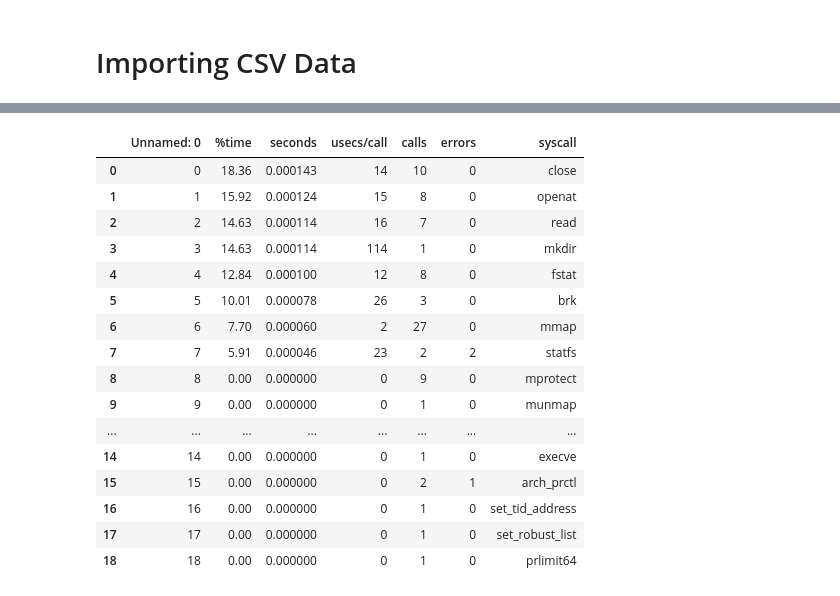
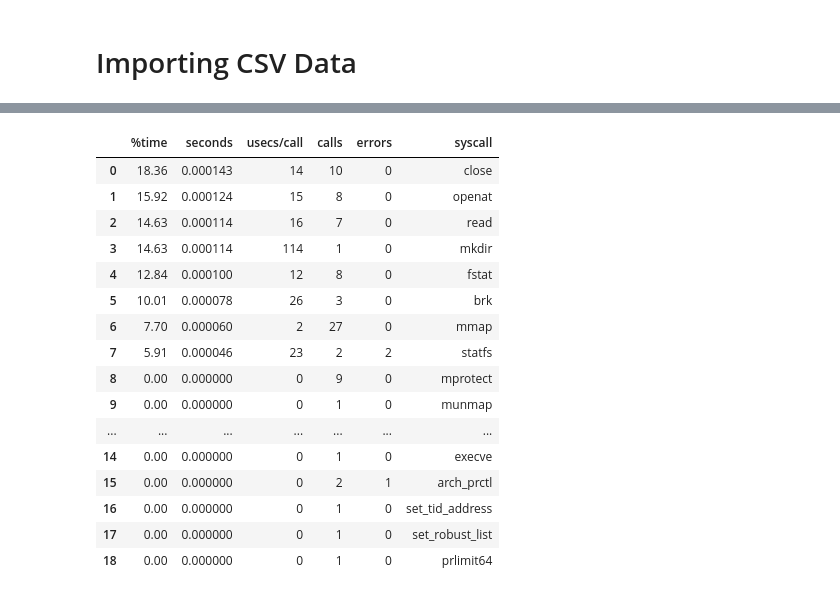
Before and after one commit to RIT3shSapata/CCBD_Assignment, a Jupyter notebook: Analysis/Analysis.ipynb, the cells around one changed output, grey strips where cells are left out. Saved outputs shown, nothing was run; the diff lists cells and outputs as text; code cells hidden in the pictures.

```diff
--- a/Analysis/Analysis.ipynb
+++ b/Analysis/Analysis.ipynb
@@ -86,24 +90,25 @@ ls
 # %%
 mkdir = pd.read_csv(r"C:\Users\suhas\Documents\College Projects\CCBD_Assignment\Parsed\mkdir.csv")
-# %%
-mkdir
-# %% [output]
-|  | Unnamed: 0 | %time | seconds | usecs/call | calls | errors | syscall |
-| 0 | 0 | 18.36 | 0.000143 | 14 | 10 | 0 | close |
-| 1 | 1 | 15.92 | 0.000124 | 15 | 8 | 0 | openat |
-| 2 | 2 | 14.63 | 0.000114 | 16 | 7 | 0 | read |
-| 3 | 3 | 14.63 | 0.000114 | 114 | 1 | 0 | mkdir |
-| 4 | 4 | 12.84 | 0.000100 | 12 | 8 | 0 | fstat |
-| 5 | 5 | 10.01 | 0.000078 | 26 | 3 | 0 | brk |
-| 6 | 6 | 7.70 | 0.000060 | 2 | 27 | 0 | mmap |
-| 7 | 7 | 5.91 | 0.000046 | 23 | 2 | 2 | statfs |
-| 8 | 8 | 0.00 | 0.000000 | 0 | 9 | 0 | mprotect |
-| 9 | 9 | 0.00 | 0.000000 | 0 | 1 | 0 | munmap |
-| ... | ... | ... | ... | ... | ... | ... | ... |
-| 14 | 14 | 0.00 | 0.000000 | 0 | 1 | 0 | execve |
-| 15 | 15 | 0.00 | 0.000000 | 0 | 2 | 1 | arch_prctl |
-| 16 | 16 | 0.00 | 0.000000 | 0 | 1 | 0 | set_tid_address |
-| 17 | 17 | 0.00 | 0.000000 | 0 | 1 | 0 | set_robust_list |
-| 18 | 18 | 0.00 | 0.000000 | 0 | 1 | 0 | prlimit64 |
+# %%
+mkdir = mkdir.drop(columns=["Unnamed: 0"])
+mkdir
+# %% [output]
+|  | %time | seconds | usecs/call | calls | errors | syscall |
+| 0 | 18.36 | 0.000143 | 14 | 10 | 0 | close |
+| 1 | 15.92 | 0.000124 | 15 | 8 | 0 | openat |
+| 2 | 14.63 | 0.000114 | 16 | 7 | 0 | read |
+| 3 | 14.63 | 0.000114 | 114 | 1 | 0 | mkdir |
+| 4 | 12.84 | 0.000100 | 12 | 8 | 0 | fstat |
+| 5 | 10.01 | 0.000078 | 26 | 3 | 0 | brk |
+| 6 | 7.70 | 0.000060 | 2 | 27 | 0 | mmap |
+| 7 | 5.91 | 0.000046 | 23 | 2 | 2 | statfs |
+| 8 | 0.00 | 0.000000 | 0 | 9 | 0 | mprotect |
+| 9 | 0.00 | 0.000000 | 0 | 1 | 0 | munmap |
+| ... | ... | ... | ... | ... | ... | ... |
+| 14 | 0.00 | 0.000000 | 0 | 1 | 0 | execve |
+| 15 | 0.00 | 0.000000 | 0 | 2 | 1 | arch_prctl |
+| 16 | 0.00 | 0.000000 | 0 | 1 | 0 | set_tid_address |
+| 17 | 0.00 | 0.000000 | 0 | 1 | 0 | set_robust_list |
+| 18 | 0.00 | 0.000000 | 0 | 1 | 0 | prlimit64 |
 # %%
 redis1 = pd.read_csv(r"C:\Users\suhas\Documents\College Projects\CCBD_Assignment\Parsed\redis1.csv")
```
Also changed, not shown: parts of 15 cells of this notebook.
